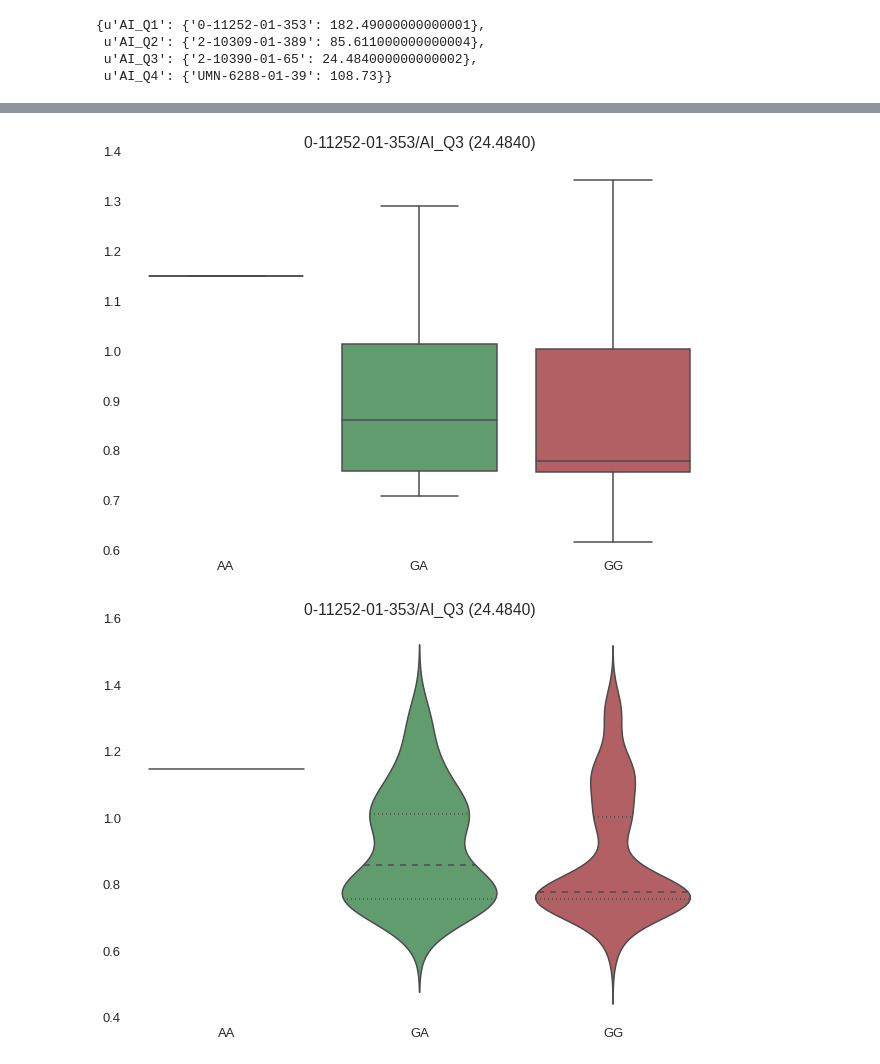
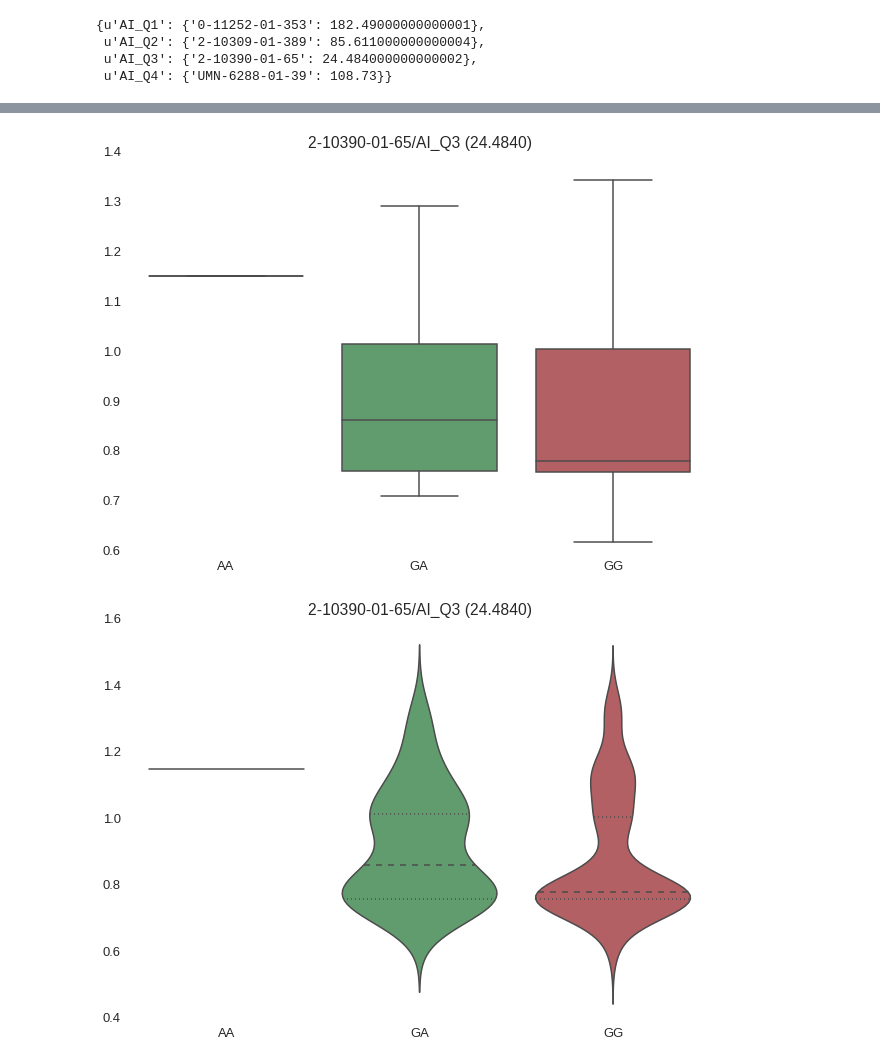
Before and after one commit to cfriedline/congen2015, a Jupyter notebook: slides/eckert_2010.ipynb, the cells around one changed output, grey strips where cells are left out. Saved outputs shown, nothing was run; the diff lists cells and outputs as text; code cells hidden in the pictures.

```diff
--- a/slides/eckert_2010.ipynb
+++ b/slides/eckert_2010.ipynb
@@ -676,12 +693,12 @@ sorted(loc_hierf.countyid.unique())
 loc_hierf.ix[:,4:-2].to_csv("hierf.txt", sep="\t", header=True, index=False)
 # %%
 %%R
-library(hierfstat)
-data = read.table("hierf.txt", header=T, sep="\t")
-data = data[order(data$countyid),]
-levels = data.frame(data$countyid)
-loci = data[,2:ncol(data)]
-bs = basic.stats(data)
-saveRDS(bs, "basic_stats.rds")
-res = varcomp.glob(levels=levels, loci=loci, diploid=T)
-saveRDS(res, "hierf.rds")
+# library(hierfstat)
+# data = read.table("hierf.txt", header=T, sep="\t")
+# data = data[order(data$countyid),]
+# levels = data.frame(data$countyid)
+# loci = data[,2:ncol(data)]
+# bs = basic.stats(data)
+# saveRDS(bs, "basic_stats.rds")
+# res = varcomp.glob(levels=levels, loci=loci, diploid=T)
+# saveRDS(res, "hierf.rds")
@@ -1542,7 +1597,9 @@ bf.shape
 freq_files = !find bayenv | grep freqs
 freq_data = {}
 for f in freq_files:
-    freq_data[os.path.basename(f).replace(".txt.freqs","")] = open(f).readline().strip().split()
+    d = open(f).readline().strip().split()
+    if len(d) ==  12:
+        freq_data[os.path.basename(f).replace(".txt.freqs","")] = d
 # %%
 freq_df = pd.DataFrame(freq_data).T
 freq_df.shape
@@ -1735,26 +1778,26 @@ boxplot_data
 # %%
 bayenv_df_ai_basegt = bayenv_df_ai.apply(convert_to_snpassoc)
 for env in boxplot_data:
     for snp in boxplot_data[env]:
         vals = {}
         for gt, group in bayenv_df_ai_basegt.groupby(snp):
             if not gt == 'NA':
                 vals[gt.replace("/", "")] = group[env]
         vals = pd.DataFrame(vals, dtype=float)
         vals.index.name = env
 
         sns.boxplot([vals[x].dropna() for x in vals],
                     names=vals.columns)
-        plt.title("%s/%s (%.4f)" % (testsnp, vals.index.name, boxplot_data[env][snp]))
+        plt.title("%s/%s (%.4f)" % (snp, vals.index.name, boxplot_data[env][snp]))
         plt.show()
 
         sns.violinplot([vals[x].dropna() for x in vals],
                     names=vals.columns)
-        plt.title("%s/%s (%.4f)" % (testsnp, vals.index.name, boxplot_data[env][snp]))
+        plt.title("%s/%s (%.4f)" % (snp, vals.index.name, boxplot_data[env][snp]))
         plt.show()
 # %% [output]
-[figure, old version]
+[figure, new version]
-[figure, old version]
+[figure, new version]
 [figure]
 [figure]
 [figure]
```
Also changed, not shown: parts of 17 cells of this notebook, 13 other files.
